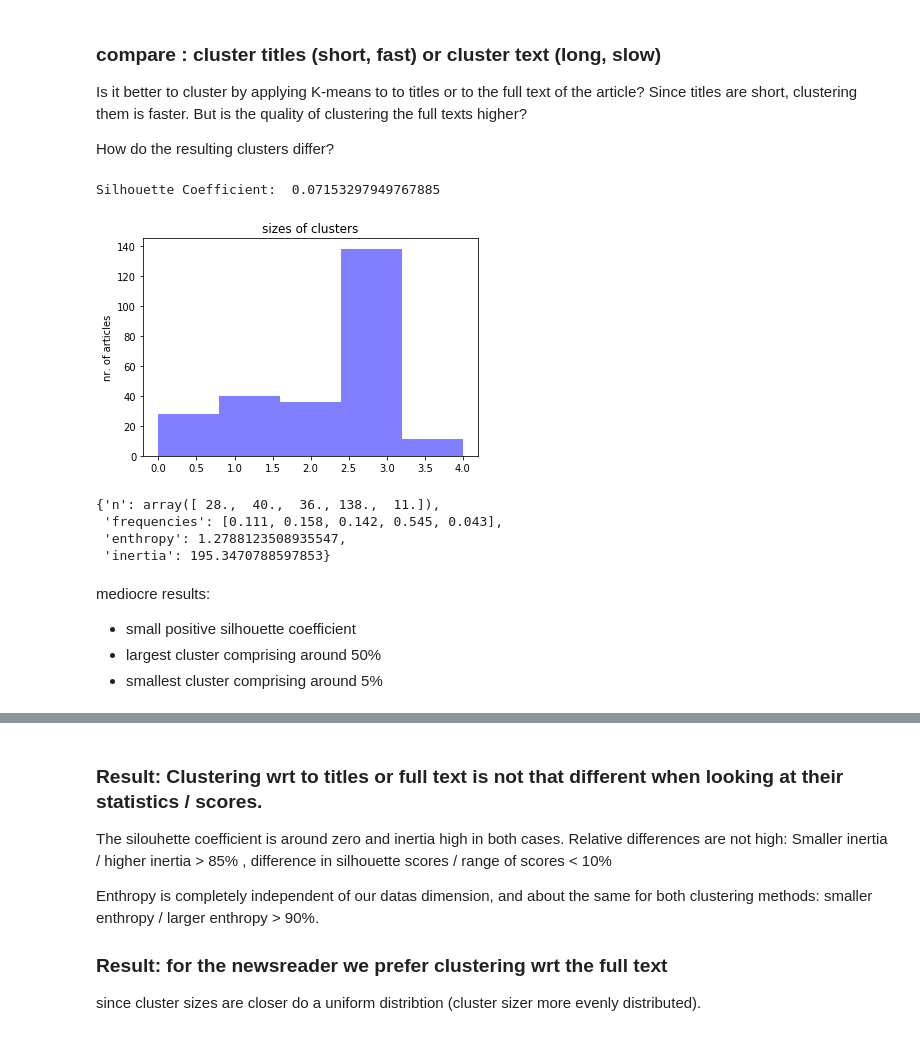
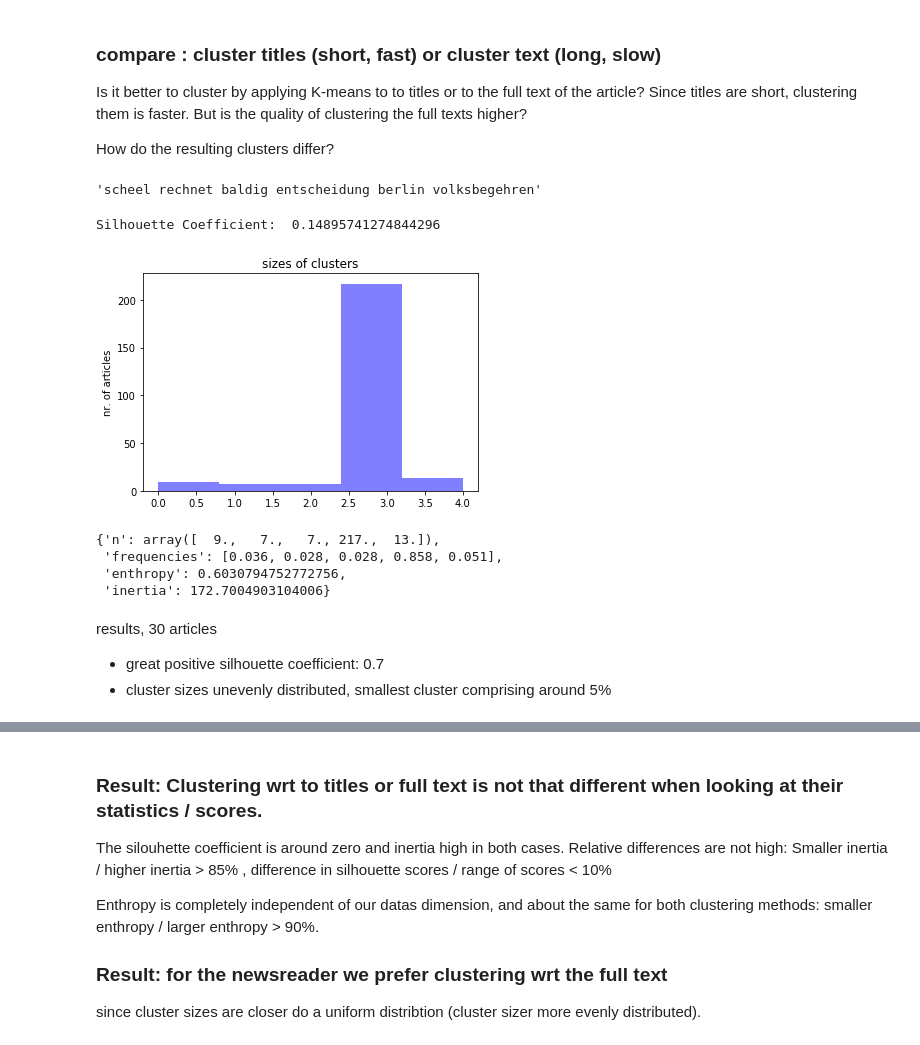
Before and after one commit to s81320/newsreader, a Jupyter notebook: workflow.ipynb, the cells around one changed output, grey strips where cells are left out. Cells and saved outputs as stored; diff of their text form; code cells hidden in the pictures.

```diff
--- a/workflow.ipynb
+++ b/workflow.ipynb
@@ -215,0 +222,3 @@ from sklearn import metrics
+# %%
+# Stoppwords
+my_stopper = ['bis','über','zum','oder','ja','an','so','ist','nur','sein','seine','deine','meine','am','sie','bei','durch','noch','sich','in','im','ihr','ihre','vor','zur','seit','es','zu','werden','haben','sein','von','jedoch','auch','des','dies','als','wie','dem','den','um','mit','sein','auf','der','die','das','und','ein','aus','kein','wir','ihr','er','dass','du','ich','mein','mich','dein','dir','dich']
@@ -246,31 +259,34 @@ def my_clustering(list_of_strings, max_df , min_df , n_clusters):
 
     return(tfidf,km)
 # %%
-list_of_titles=[' '.join(ml.preprocess(t)) for t in X['title']]
-tfidf_titles , km_titles=my_clustering(list_of_titles, max_df=0.8 , min_df=3, n_clusters=5)
-X['cluster']=pd.DataFrame(km_titles.labels_)
+list_of_titles=[ml.preprocess(t, my_stopper) for t in X['title']]
+list_of_titles[0]
+# %% [output]
+'scheel rechnet baldig entscheidung berlin volksbegehren'
+# %%
+# clustering wrt titles
+list_of = list_of_titles
+tfidf_titles , km_titles=my_clustering(list_of, max_df=0.8 , min_df=2, n_clusters=5)
+X['cluster']=pd.DataFrame(km_titles.labels_)
+V = tfidf_titles.fit_transform(list_of)
+print('Silhouette Coefficient: ', metrics.silhouette_score(V, km_titles.labels_, sample_size=1000))
+ml.evaluate_cluster(km_titles)
+#cv.get_feature_names()[0:10]
+# %% [output]
+Silhouette Coefficient:  0.14895741274844296
+[figure, added]
+{'n': array([  9.,   7.,   7., 217.,  13.]),
+ 'frequencies': [0.036, 0.028, 0.028, 0.858, 0.051],
+ 'enthropy': 0.6030794752772756,
+ 'inertia': 172.7004903104006}
 # %%
 # it could be good to cluster on the basis of title / headline and description.
 # there are more words and it is easier to find overlaps.
 
 # another approach would be to use word embeddings, either pretrained.
 # Or: train the word embeddings on the articles' text and then use it only for the titles.
-# %%
-V = tfidf_titles.fit_transform(list_of_titles)
-print('Silhouette Coefficient: ', metrics.silhouette_score(V, km_titles.labels_, sample_size=1000))
-
-ml.evaluate_cluster(km_titles)
-#cv.get_feature_names()[0:10]
-# %% [output]
-Silhouette Coefficient:  0.07153297949767885
-[figure, removed]
-{'n': array([ 28.,  40.,  36., 138.,  11.]),
- 'frequencies': [0.111, 0.158, 0.142, 0.545, 0.043],
- 'enthropy': 1.2788123508935547,
- 'inertia': 195.3470788597853}
 # %% [markdown]
-mediocre results:
-* small positive silhouette coefficient
-* largest cluster comprising around 50%
-* smallest cluster comprising around 5%
+results, 30 articles
+* great positive silhouette coefficient: 0.7
+* cluster sizes unevenly distributed, smallest cluster comprising around 5%
 # %%
```
Also changed, not shown: parts of 30 cells of this notebook, 2 other files.
